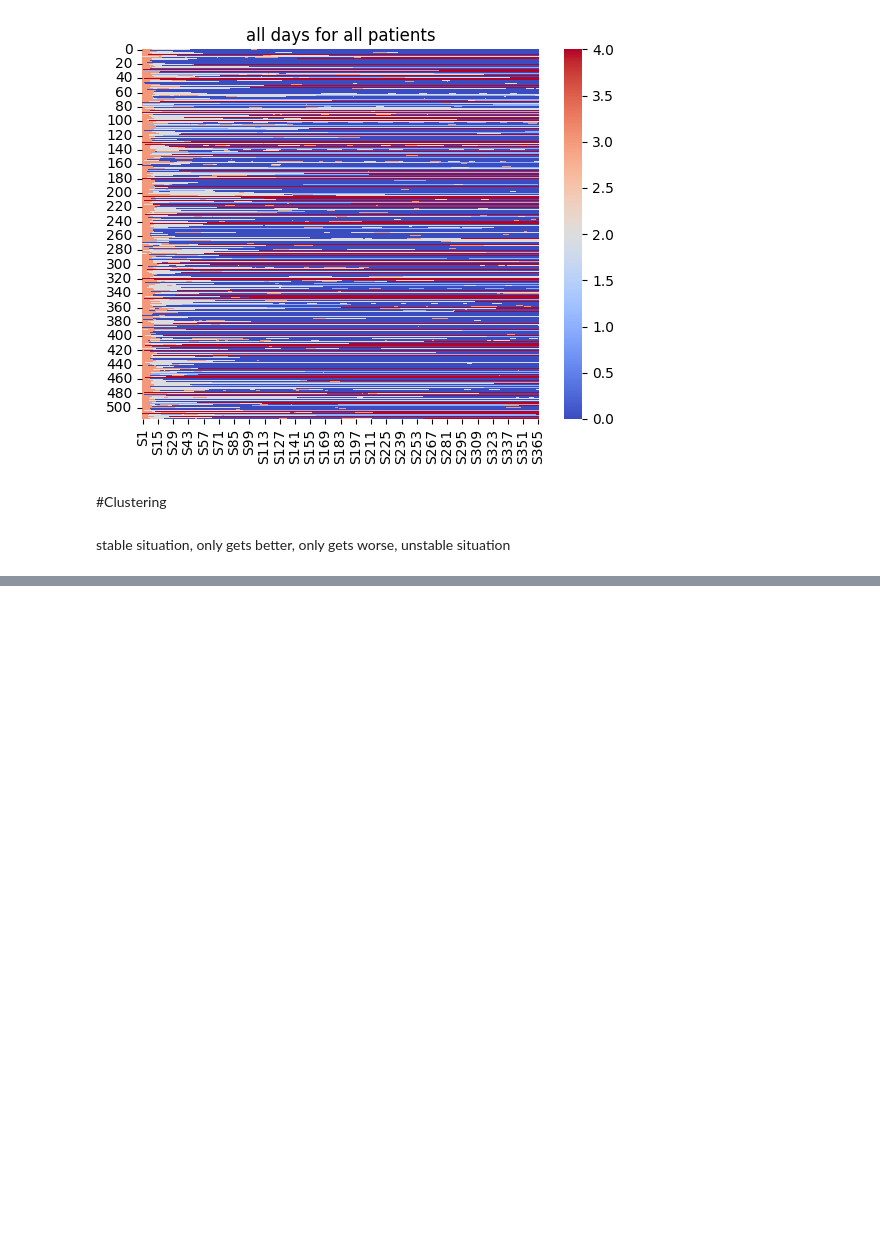
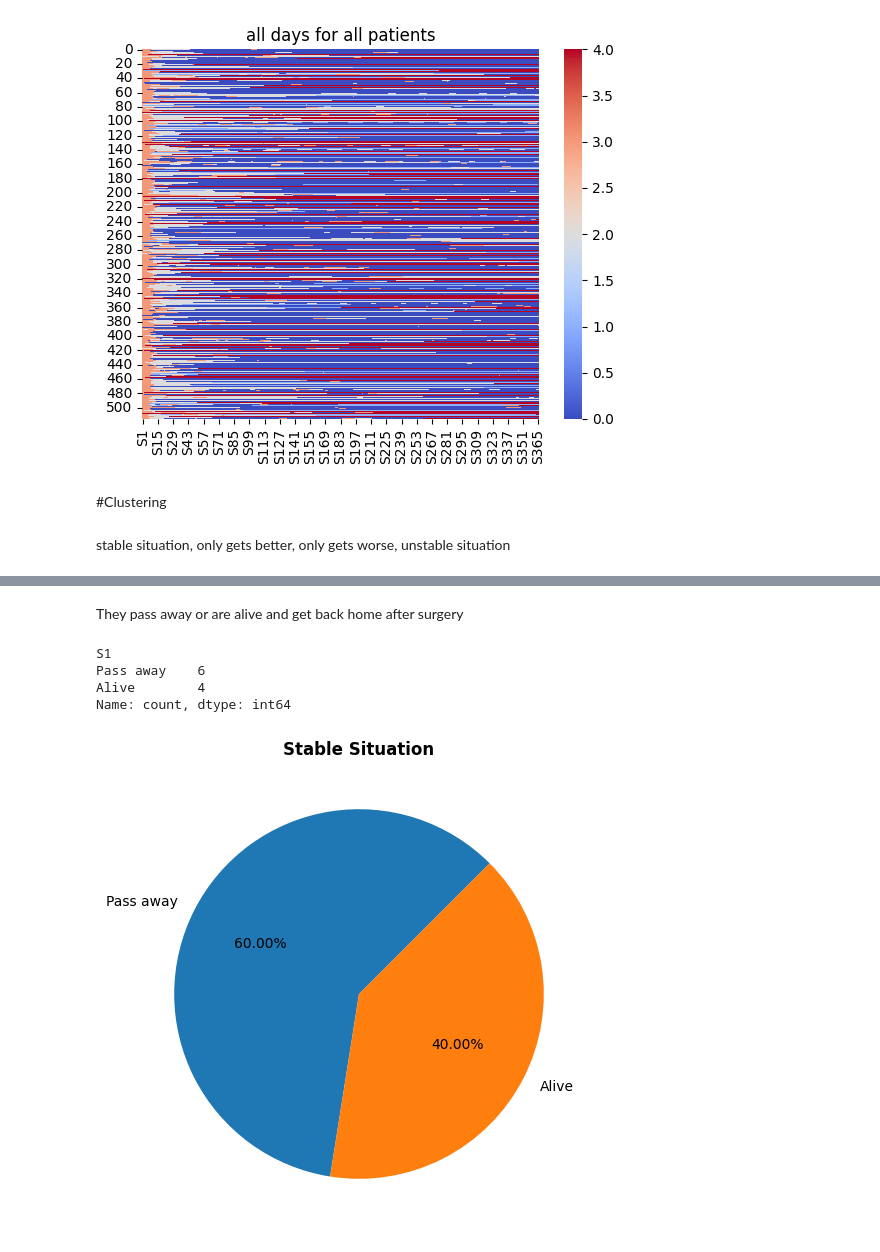
Before and after one commit to SaraGhR/hip-fracture-care-episodes, a Jupyter notebook: hip_fracture_analyzing_clustering.ipynb, the cells around one changed output, grey strips where cells are left out. Saved outputs shown, nothing was run; the diff lists cells and outputs as text; code cells hidden in the pictures; blank space fills up the shorter version.

```diff
--- a/hip_fracture_analyzing_clustering.ipynb
+++ b/hip_fracture_analyzing_clustering.ipynb
@@ -57,0 +113,3 @@ stable situation, only gets better, only gets worse, unstable situation
+# %%
+stable_situation = df[df["cluster"]=="Stable situation"]
+stable_situation.head()
@@ -57,0 +124,23 @@ stable situation, only gets better, only gets worse, unstable situation
+# %% [markdown]
+They pass away or are alive and get back home after surgery
+# %%
+labels_map = {0: "Alive", 4: "Pass away"}
+print(stable_situation["S1"].replace(labels_map).value_counts())
+
+#Pie chart
+plt.figure(figsize=(6,6))
+
+plt.pie(
+    stable_situation["S1"].value_counts(),
+    labels=["Alive" if x == 0 else "Pass away" for x in stable_situation["S1"].value_counts().index],
+    autopct='%1.2f%%',
+    startangle=45
+)
+plt.title("Stable Situation", fontweight='bold')
+plt.show()
+# %% [output]
+S1
+Pass away    6
+Alive        4
+Name: count, dtype: int64
+[figure, added]
```
Also changed, not shown: parts of 4 cells of this notebook.
